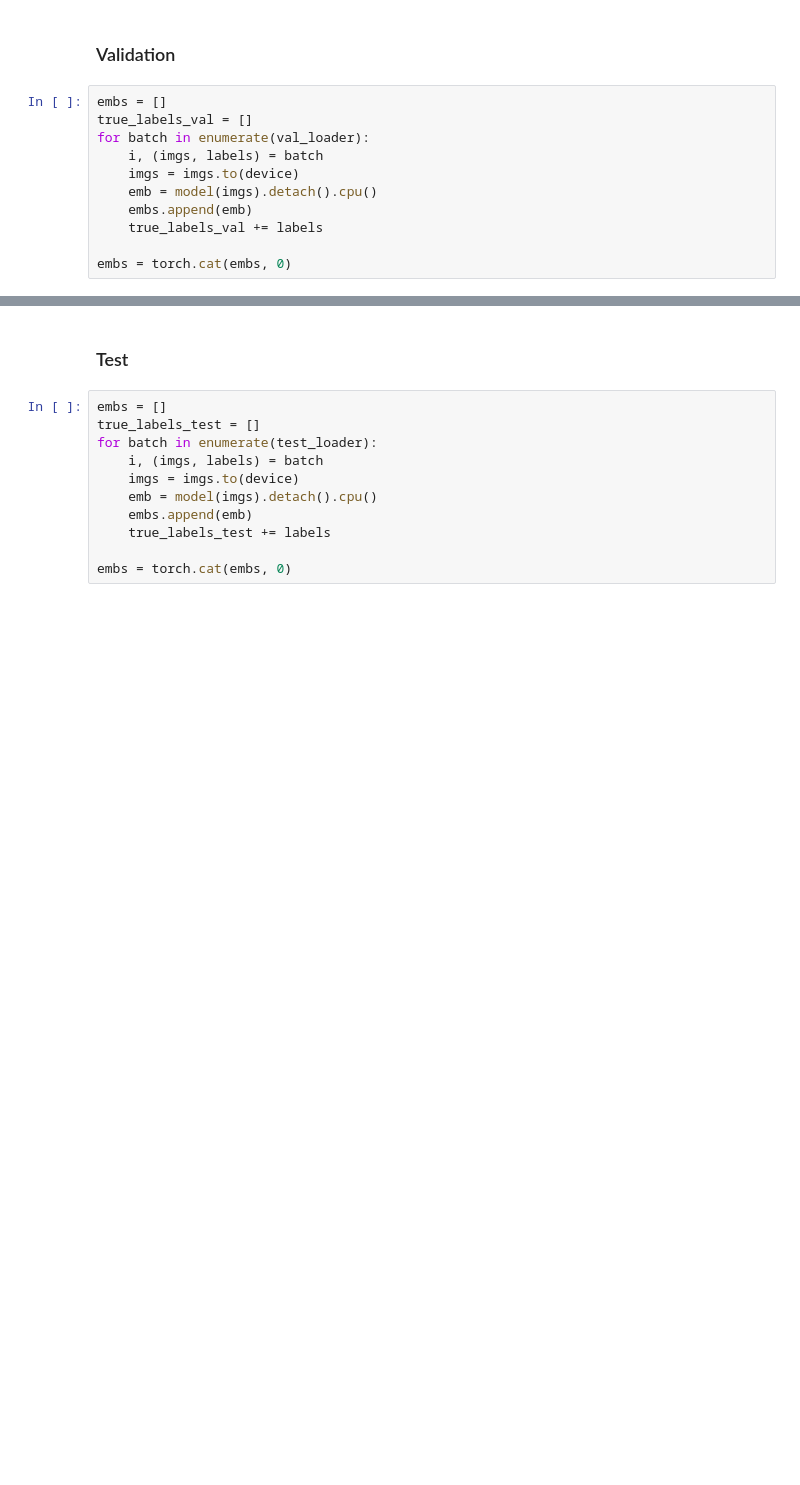
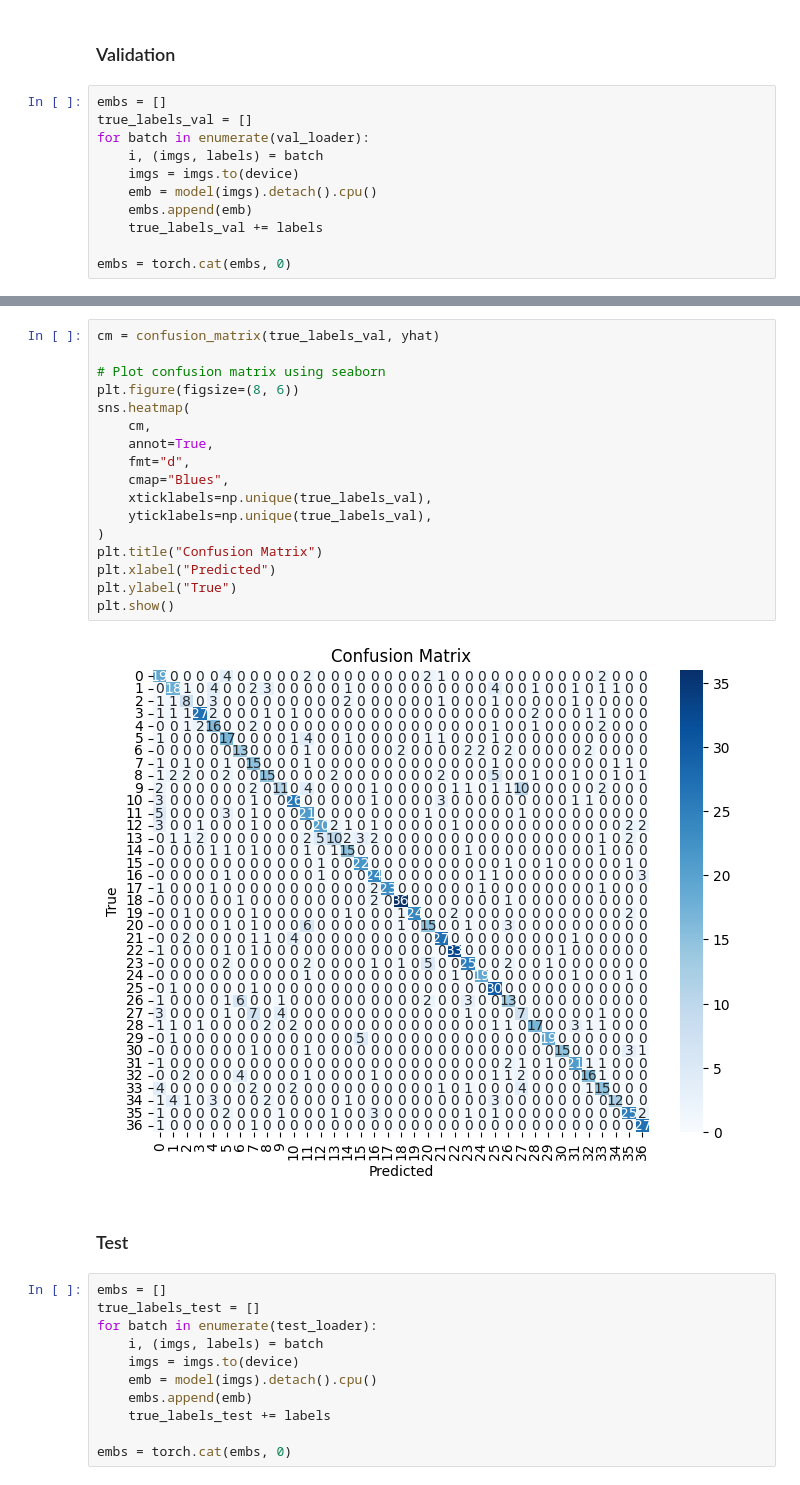
Before and after one commit to muditha11/Machine-Vision-Assignment, a Jupyter notebook: main.ipynb, the cells around one changed output, grey strips where cells are left out. Drawn from its saved outputs; the diff is of its cells as text; blank space fills up the shorter version.

Commit message:
added confusion matrices to knn classifier results

```diff
--- a/main.ipynb
+++ b/main.ipynb
@@ -97,3 +99,22 @@ Validation Accuracy = 0.6741877198219299
+# %%
+cm = confusion_matrix(true_labels_val, yhat)
+
+# Plot confusion matrix using seaborn
+plt.figure(figsize=(8, 6))
+sns.heatmap(
+    cm,
+    annot=True,
+    fmt="d",
+    cmap="Blues",
+    xticklabels=np.unique(true_labels_val),
+    yticklabels=np.unique(true_labels_val),
+)
+plt.title("Confusion Matrix")
+plt.xlabel("Predicted")
+plt.ylabel("True")
+plt.show()
+# %% [output]
+[figure, added]
 # %% [markdown]
 ### Test
 # %%
```
Also changed, not shown: parts of 6 cells of this notebook.
